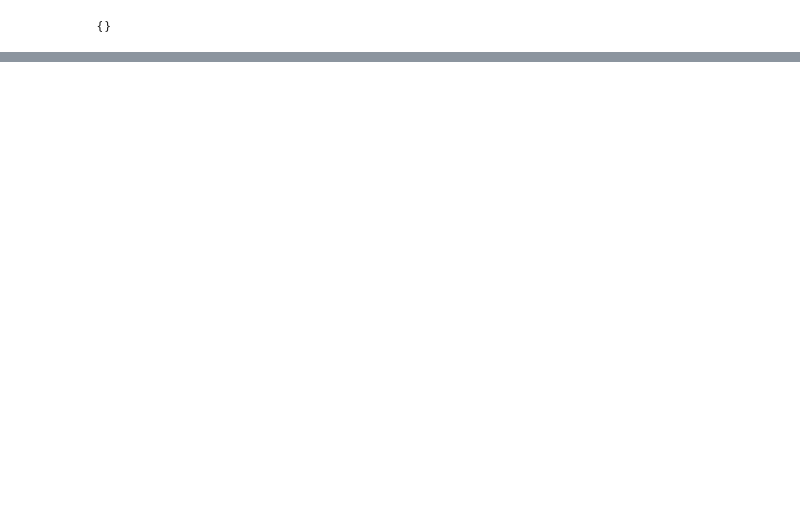
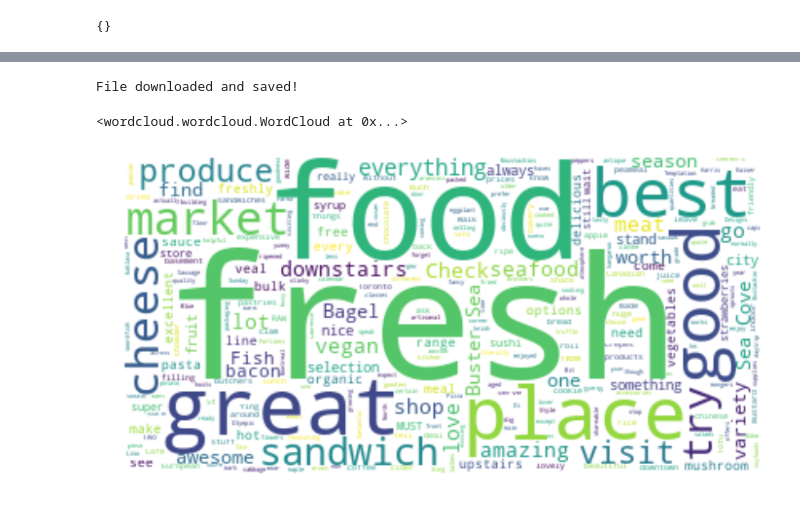
Before and after one commit to amoussa80/github-example, a Jupyter notebook: FarmersMarketProject.ipynb, the cells around one changed output, grey strips where cells are left out. Cells and saved outputs as stored; diff of their text form; code cells hidden in the pictures; blank space fills up the shorter version.

```diff
--- a/FarmersMarketProject.ipynb
+++ b/FarmersMarketProject.ipynb
@@ -267,0 +528,41 @@ plt.show()
+# %%
+# download file and save as alice_novel.txt
+!wget --quiet https://ibm.box.com/shared/static/m54sjtrshpt5su20dzesl5en9xa5vfz1.txt -O alice_novel.txt
+
+# open the file and read it into a variable alice_novel
+alice_novel = open('alice_novel.txt', 'r').read()
+
+print ('File downloaded and saved!')
+# %% [output]
+File downloaded and saved!
+# %%
+stopwords = set(STOPWORDS)
+# %%
+# instantiate a word cloud object
+tips_wc = WordCloud(
+    background_color='white',
+    max_words=2000,
+    stopwords=stopwords
+)
+
+# generate the word cloud
+tips_wc.generate(Venue_tips)
+# %% [output]
+<wordcloud.wordcloud.WordCloud at 0x...>
+# %%
+%matplotlib inline
+
+import matplotlib as mpl
+import matplotlib.pyplot as plt
+
+# display the word cloud
+fig = plt.figure()
+fig.set_figwidth(14) # set width
+fig.set_figheight(18) # set height
+
+# display the cloud
+plt.imshow(tips_wc, interpolation='bilinear')
+plt.axis('off')
+plt.show()
+# %% [output]
+[figure, added]
```
Also changed, not shown: parts of 37 cells of this notebook.
